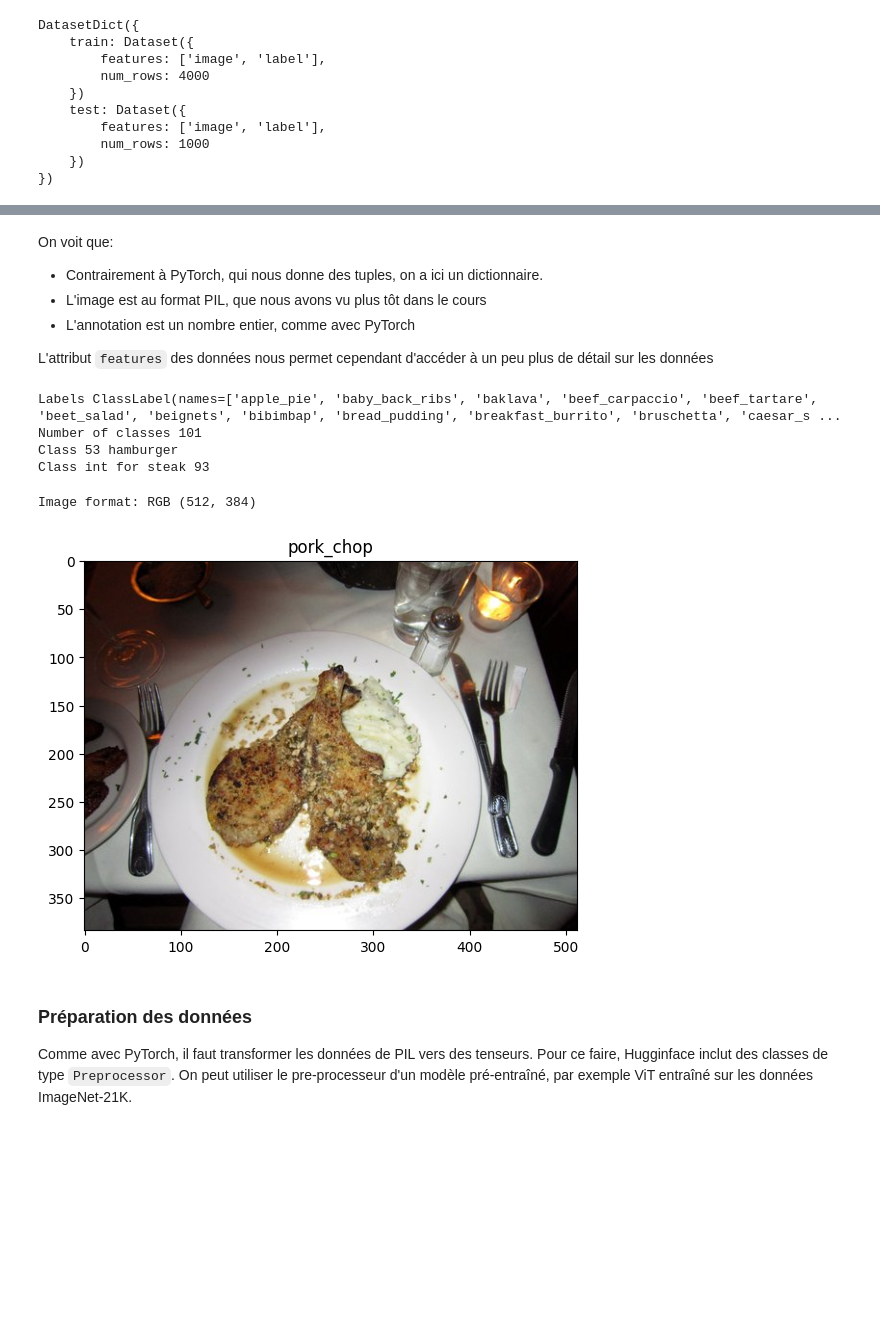
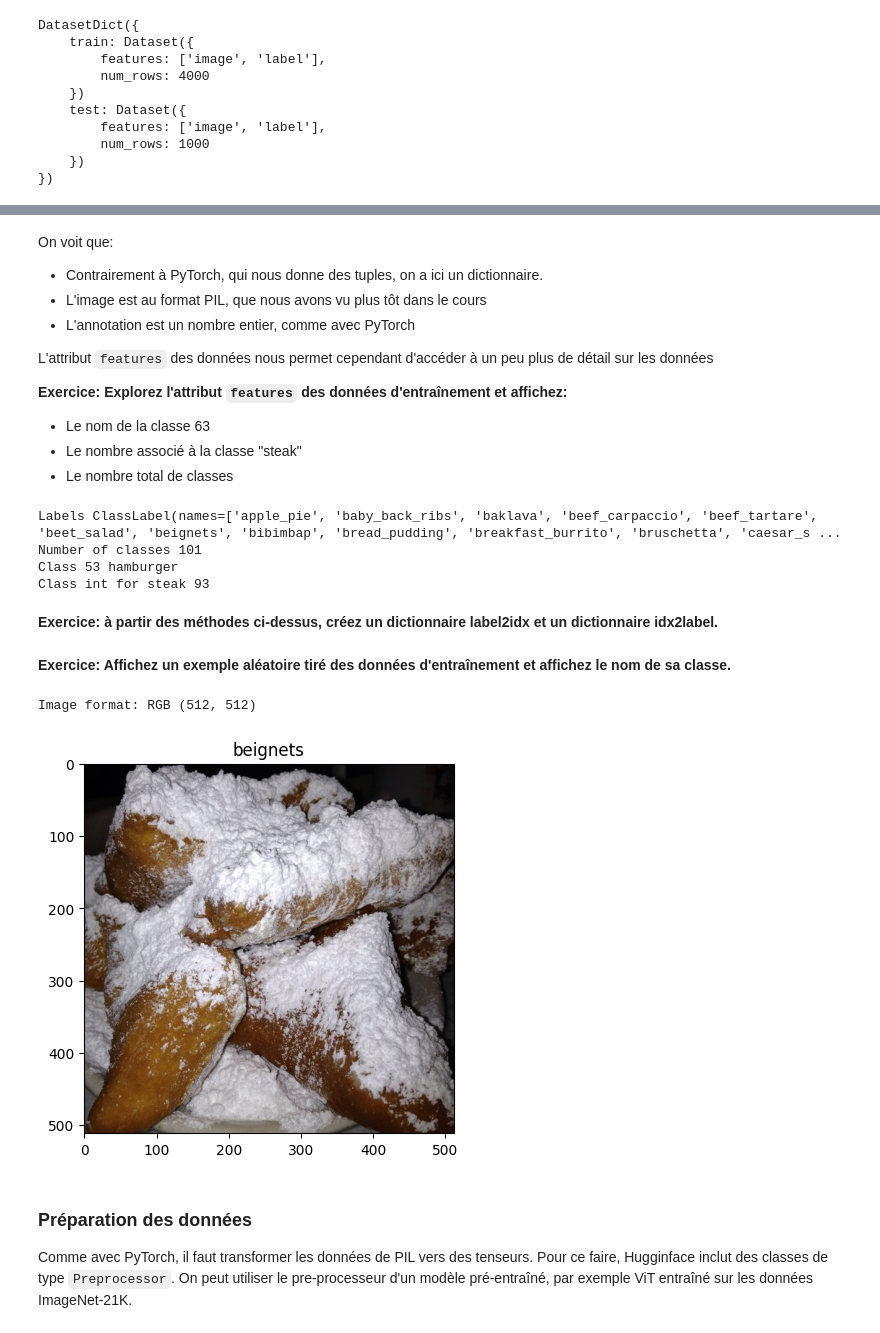
Before and after one commit to vandalt/phy3051-students, a Jupyter notebook: tp11-transformers/huggingface.ipynb, the cells around one changed output, grey strips where cells are left out. Saved outputs shown, nothing was run; the diff lists cells and outputs as text; code cells hidden in the pictures; blank space fills up the shorter version.

```diff
--- a/tp11-transformers/huggingface.ipynb
+++ b/tp11-transformers/huggingface.ipynb
@@ -231,6 +236,12 @@ On voit que:
 - L'annotation est un nombre entier, comme avec PyTorch
 
 L'attribut `features` des données nous permet cependant d'accéder à un peu plus de détail sur les données
+
+**Exercice: Explorez l'attribut `features` des données d'entraînement et affichez:**
+
+- Le nom de la classe 63
+- Le nombre associé à la classe "steak"
+- Le nombre total de classes
 # %%
 test_num = 53
 test_name = "steak"
@@ -244,30 +255,34 @@ Labels ClassLabel(names=['apple_pie', 'baby_back_ribs', 'baklava', 'beef_carpacc
 Number of classes 101
 Class 53 hamburger
 Class int for steak 93
+# %% [markdown]
+**Exercice: à partir des méthodes ci-dessus, créez un dictionnaire label2idx et un dictionnaire idx2label.**
 # %%
-label2id, id2label = dict(), dict()
+label2idx, idx2label = dict(), dict()
 for name in labels.names:
     i = labels.str2int(name)
-    label2id[name] = i
-    id2label[i] = name
+    label2idx[name] = i
+    idx2label[i] = name
+# %% [markdown]
+**Exercice: Affichez un exemple aléatoire tiré des données d'entraînement et affichez le nom de sa classe.**
 # %%
 import matplotlib.pyplot as plt
 import numpy as np
 
 
 rng = np.random.default_rng()
 
 i = int(rng.integers(len(data["train"])))
 eg = data["train"][i]
 img, label = eg["image"], eg["label"]
 print("Image format:", img.mode, img.size)
 
 plt.imshow(img)
-plt.title(id2label[label])
+plt.title(idx2label[label])
 plt.show()
 # %% [output]
-Image format: RGB (512, 384)
+Image format: RGB (512, 512)
-[figure, old version]
+[figure, new version]
 # %% [markdown]
 ### Préparation des données
 
```
Also changed, not shown: parts of 45 cells of this notebook.
